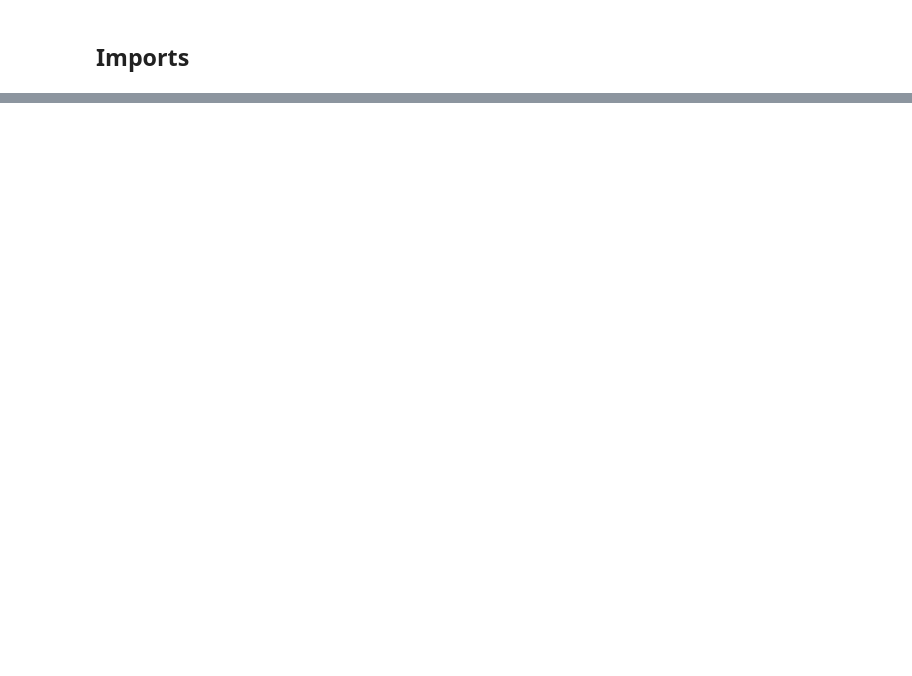
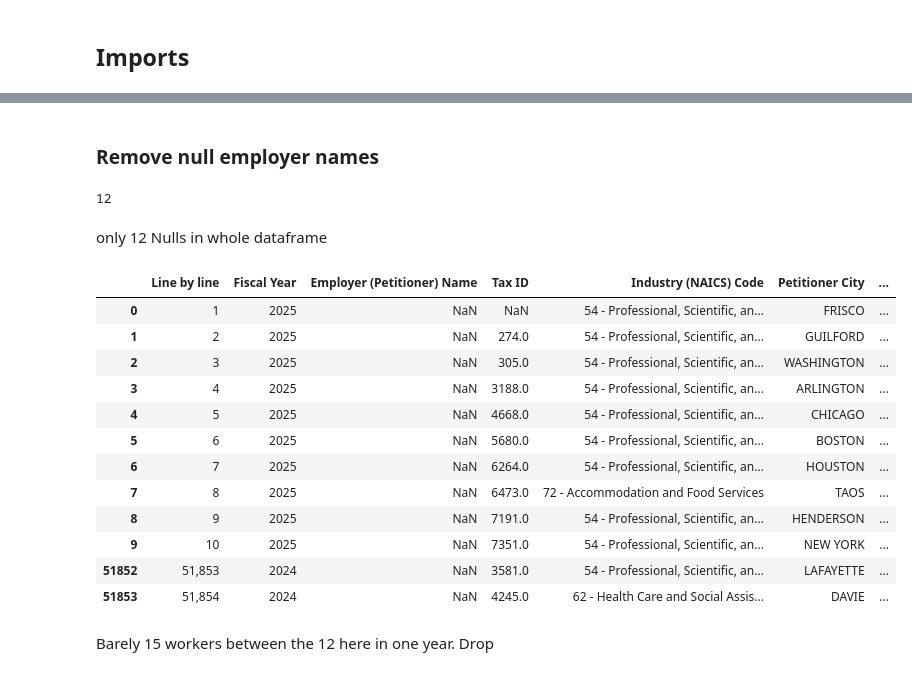
Before and after one commit to tjjdoherty/visas-layoffs, a Jupyter notebook: h1b.ipynb, the cells around one changed output, grey strips where cells are left out. Cells and saved outputs as stored; diff of their text form; code cells hidden in the pictures; blank space fills up the shorter version.

```diff
--- a/h1b.ipynb
+++ b/h1b.ipynb
@@ -37,0 +122,3 @@ Employer name listed in alphabetical order
+# %%
+df.columns = df.columns.str.strip()
+df.columns = df.columns.str.replace('\xa0', ' ', regex=True)  # replace non-breaking spaces
@@ -37,0 +148,14 @@ Employer name listed in alphabetical order
+# %%
+# change dtype to integer for relevant columns
+df['New Employment Approval'] = pd.to_numeric(df['New Employment Approval'], errors='coerce').astype('Int64')
+df['New Employment Denial'] = pd.to_numeric(df['New Employment Denial'], errors='coerce').astype('Int64')
+df['Continuation Approval'] = pd.to_numeric(df['Continuation Approval'], errors='coerce').astype('Int64')
+df['Continuation Denial'] = pd.to_numeric(df['Continuation Denial'], errors='coerce').astype('Int64')
+df['Change with Same Employer Approval'] = pd.to_numeric(df['Change with Same Employer Approval'], errors='coerce').astype('Int64')
+df['Change with Same Employer Denial'] = pd.to_numeric(df['Change with Same Employer Denial'], errors='coerce').astype('Int64')
+df['New Concurrent Approval'] = pd.to_numeric(df['New Concurrent Approval'], errors='coerce').astype('Int64')
+df['New Concurrent Denial'] = pd.to_numeric(df['New Concurrent Denial'], errors='coerce').astype('Int64')
+df['Change of Employer Approval'] = pd.to_numeric(df['Change of Employer Approval'], errors='coerce').astype('Int64')
+df['Change of Employer Denial'] = pd.to_numeric(df['Change of Employer Denial'], errors='coerce').astype('Int64')
+df['Amended Approval'] = pd.to_numeric(df['Amended Approval'], errors='coerce').astype('Int64')
+df['Amended Denial'] = pd.to_numeric(df['Amended Denial'], errors='coerce').astype('Int64')
@@ -37,0 +182,26 @@ Employer name listed in alphabetical order
+# %% [markdown]
+### Remove null employer names
+# %%
+df['Employer (Petitioner) Name'].isnull().sum()
+# %% [output]
+12
+# %% [markdown]
+only 12 Nulls in whole dataframe
+# %%
+df[df['Employer (Petitioner) Name'].isnull()]
+# %% [output]
+|  | Line by line | Fiscal Year | Employer (Petitioner) Name | Tax ID | Industry (NAICS) Code | Petitioner City | ... |
+| 0 | 1 | 2025 | NaN | NaN | 54 - Professional, Scientific, an... | FRISCO | ... |
+| 1 | 2 | 2025 | NaN | 274.0 | 54 - Professional, Scientific, an... | GUILFORD | ... |
+| 2 | 3 | 2025 | NaN | 305.0 | 54 - Professional, Scientific, an... | WASHINGTON | ... |
+| 3 | 4 | 2025 | NaN | 3188.0 | 54 - Professional, Scientific, an... | ARLINGTON | ... |
+| 4 | 5 | 2025 | NaN | 4668.0 | 54 - Professional, Scientific, an... | CHICAGO | ... |
+| 5 | 6 | 2025 | NaN | 5680.0 | 54 - Professional, Scientific, an... | BOSTON | ... |
+| 6 | 7 | 2025 | NaN | 6264.0 | 54 - Professional, Scientific, an... | HOUSTON | ... |
+| 7 | 8 | 2025 | NaN | 6473.0 | 72 - Accommodation and Food Services | TAOS | ... |
+| 8 | 9 | 2025 | NaN | 7191.0 | 54 - Professional, Scientific, an... | HENDERSON | ... |
+| 9 | 10 | 2025 | NaN | 7351.0 | 54 - Professional, Scientific, an... | NEW YORK | ... |
+| 51852 | 51,853 | 2024 | NaN | 3581.0 | 54 - Professional, Scientific, an... | LAFAYETTE | ... |
+| 51853 | 51,854 | 2024 | NaN | 4245.0 | 62 - Health Care and Social Assis... | DAVIE | ... |
+# %% [markdown]
+Barely 15 workers between the 12 here in one year. Drop
```
Also changed, not shown: parts of 18 cells of this notebook, 19 other files.
